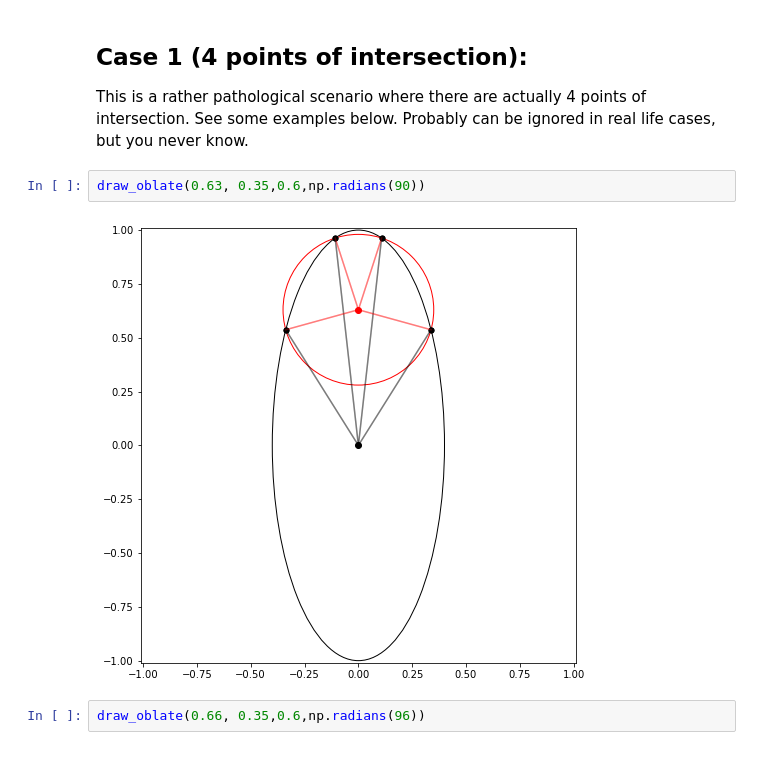
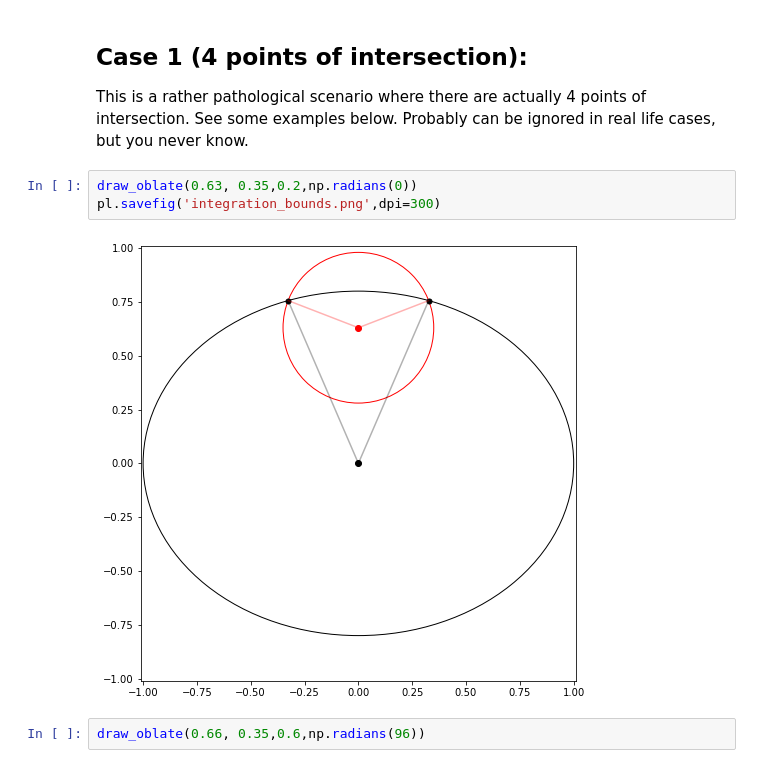
Before and after one commit to shashankdholakia/gravity-dark, a Jupyter notebook: 3. Integral Bounds.ipynb, the cells around one changed output. Drawn from its saved outputs; the diff is of its cells as text.

```diff
--- a/3. Integral Bounds.ipynb
+++ b/3. Integral Bounds.ipynb
@@ -314,9 +314,10 @@ pl.plot(x, quartic_poly_2(x, 0.80, 0.35,0.6,np.radians(20)))
 
 This is a rather pathological scenario where there are actually 4 points of intersection. See some examples below. Probably can be ignored in real life cases, but you never know.
 # %%
-draw_oblate(0.63, 0.35,0.6,np.radians(90))
+draw_oblate(0.63, 0.35,0.2,np.radians(0))
+pl.savefig('integration_bounds.png',dpi=300)
 # %% [output]
-[figure, old version]
+[figure, new version]
 # %%
 draw_oblate(0.66, 0.35,0.6,np.radians(96))
 # %% [output]
```
Also changed, not shown: 6 other files.
